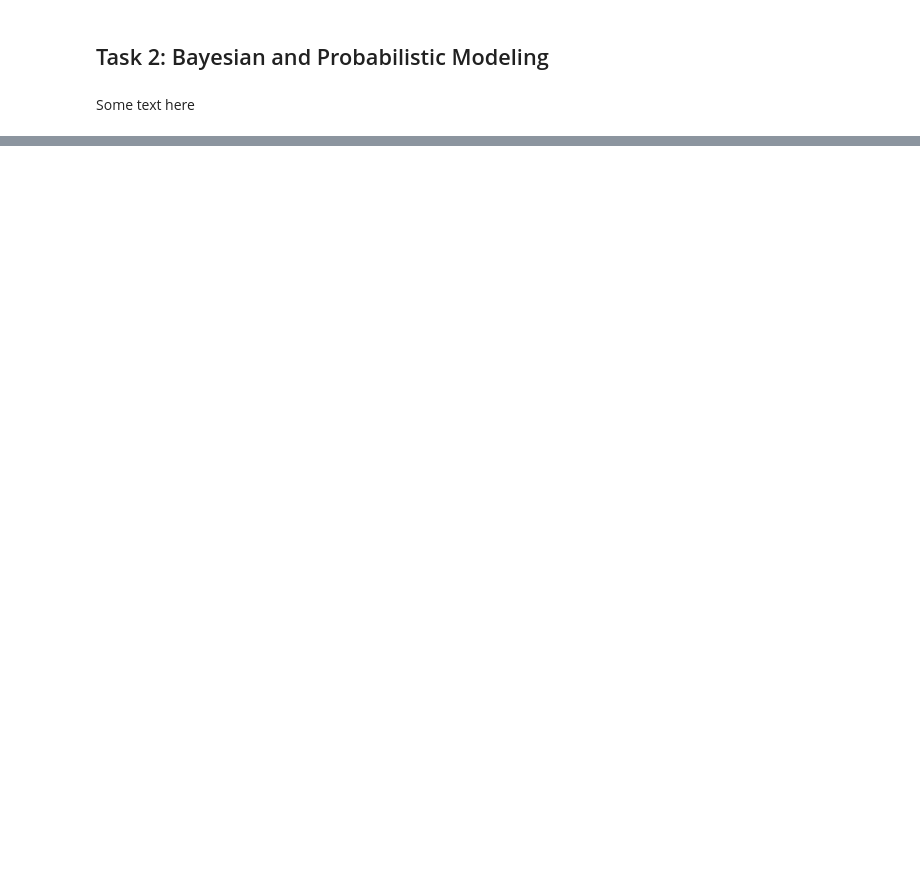
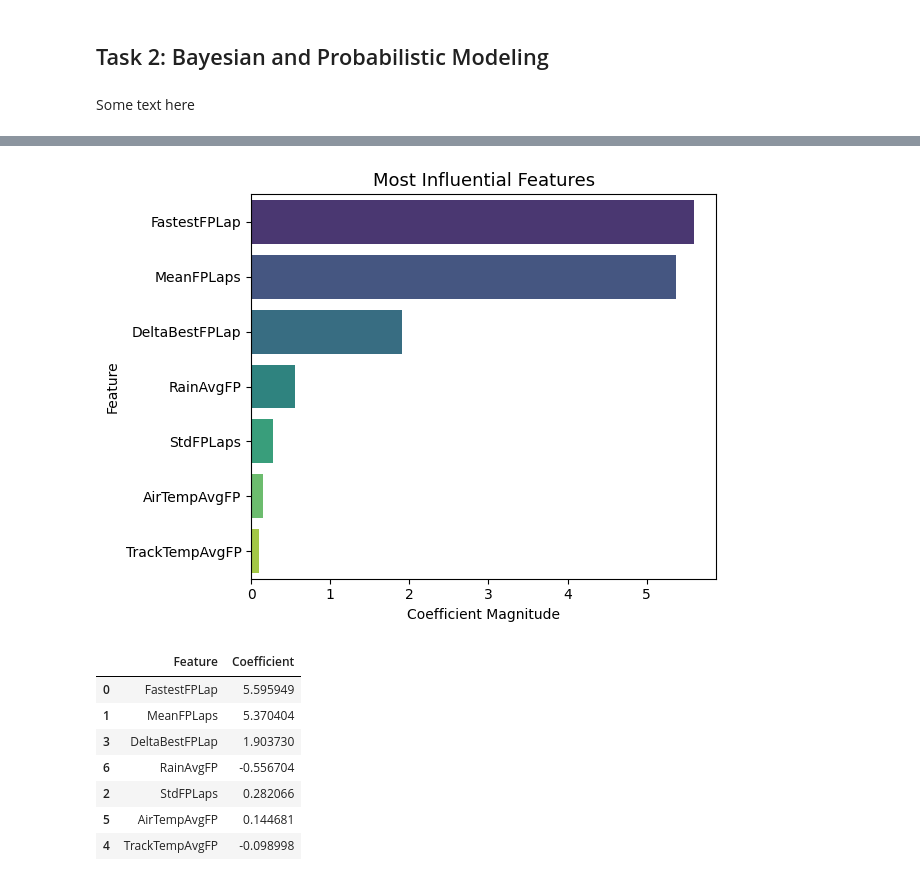
Before and after one commit to simengaasland/MOD550-F1-Project, a Jupyter notebook: MOD550-task3/task3_notebook.ipynb, the cells around one changed output, grey strips where cells are left out. Saved outputs shown, nothing was run; the diff lists cells and outputs as text; code cells hidden in the pictures; blank space fills up the shorter version.

```diff
--- a/MOD550-task3/task3_notebook.ipynb
+++ b/MOD550-task3/task3_notebook.ipynb
@@ -133,16 +131,16 @@ plt.show()
 # %% [markdown]
 Some text here
 # %%
-# Columns
+#Columns
 fp_col = "FasterThanTeammateFP"
 race_col = "FasterThanTeammateRace"
 
-# Drop NaN values
-data = data[[fp_col, race_col]].dropna()
+#Drop NaN values
+data_bayesian = data[[fp_col, race_col]].dropna()
 
 #Convert to int
-fp = data[fp_col].astype(int)
-race = data[race_col].astype(int)
+fp = data_bayesian[fp_col].astype(int)
+race = data_bayesian[race_col].astype(int)
 
 #Prior belief
 alpha_prior = 1
@@ -239,0 +339,40 @@ Posterior mean: 0.39 (38.7%)
+# %%
+# --- Extract coefficients and corresponding feature names ---
+model = best_model.named_steps['model']
+poly  = best_model.named_steps['poly']
+
+coef_df = pd.DataFrame({
+    "Feature": poly.get_feature_names_out(features),
+    "Coefficient": model.coef_
+})
+
+# Sort by absolute importance
+coef_df["AbsValue"] = coef_df["Coefficient"].abs()
+coef_df = coef_df.sort_values(by="AbsValue", ascending=False).head(len(features))
+
+# --- Plot ---
+sns.barplot(
+    data=coef_df,
+    x="AbsValue", y="Feature",
+    palette="viridis",
+    hue = "Feature"
+)
+
+plt.title("Most Influential Features", fontsize=13)
+plt.xlabel("Coefficient Magnitude")
+plt.ylabel("Feature")
+plt.tight_layout()
+plt.show()
+
+# Optional: display the numeric table below
+display(coef_df[['Feature','Coefficient']])
+# %% [output]
+[figure, added]
+|  | Feature | Coefficient |
+| 0 | FastestFPLap | 5.595949 |
+| 1 | MeanFPLaps | 5.370404 |
+| 3 | DeltaBestFPLap | 1.903730 |
+| 6 | RainAvgFP | -0.556704 |
+| 2 | StdFPLaps | 0.282066 |
+| 5 | AirTempAvgFP | 0.144681 |
+| 4 | TrackTempAvgFP | -0.098998 |
```
Also changed, not shown: parts of 10 cells of this notebook.
